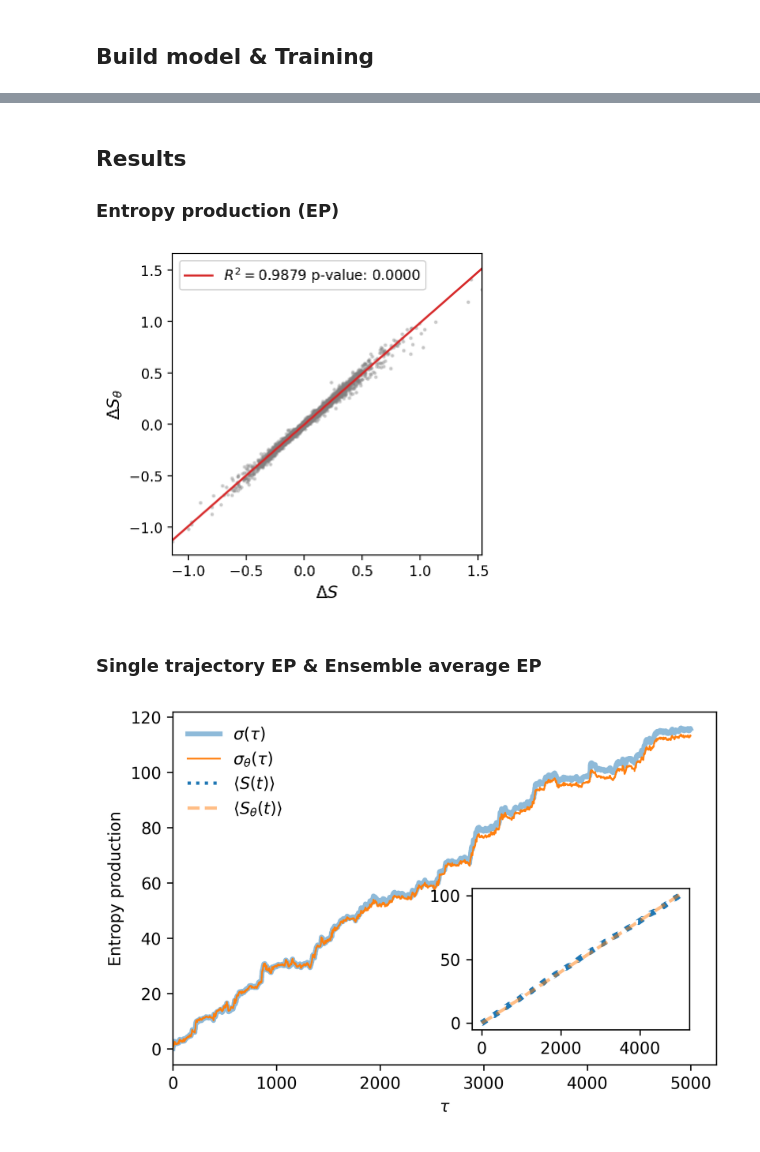
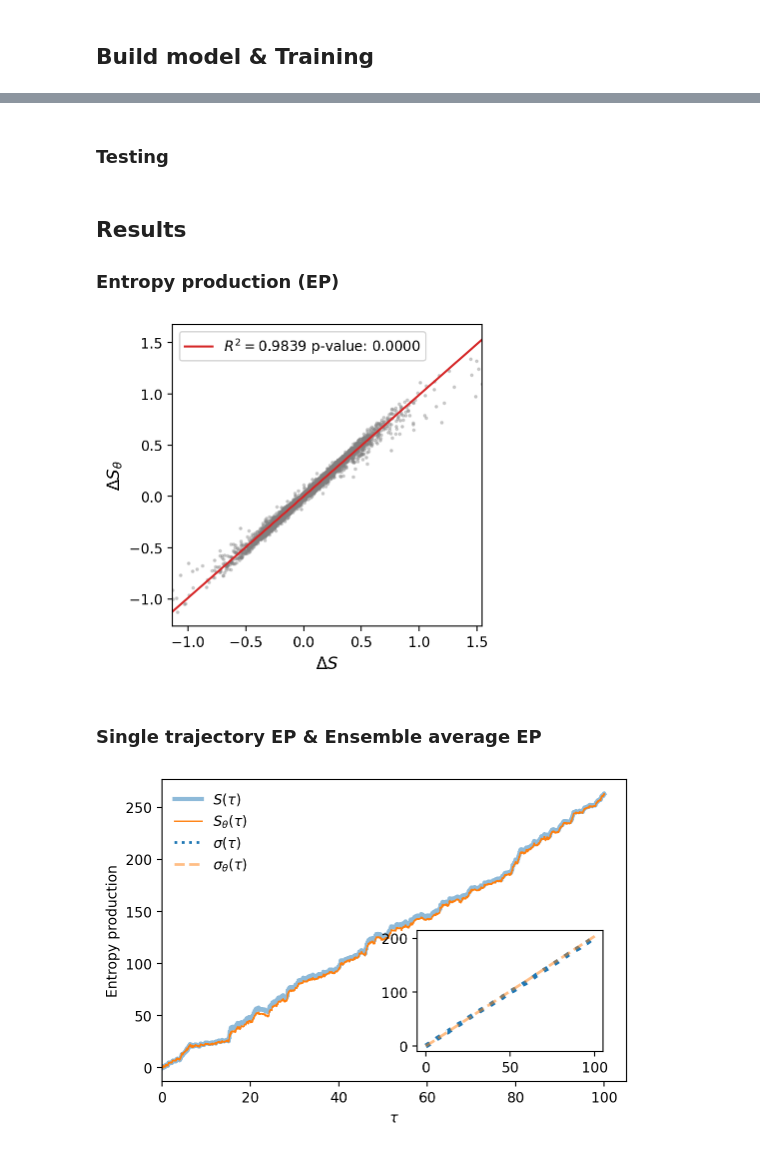
Before and after one commit to kdkyum/neep, a Jupyter notebook: notebooks/bead-spring.ipynb, the cells around one changed output, grey strips where cells are left out. Saved outputs shown, nothing was run; the diff lists cells and outputs as text; code cells hidden in the pictures.

Commit message:
Update figures

```diff
--- a/notebooks/bead-spring.ipynb
+++ b/notebooks/bead-spring.ipynb
@@ -97,7 +102,7 @@ opt.record_freq = 1000
 # Trajectory sampling
 # %%
 opt.M = 1000          # number of trajectories
-opt.L = 5000          # lenth of a trjectory
+opt.L = 10000         # lenth of a trjectory
 opt.n_beads = 2       # number of beads
 opt.Tc = 1            # cold temperature
 opt.Th = 10           # hot temperature
@@ -156,6 +161,8 @@ opt.n_iter = 10000 # number of training iteration
 
 for i in tqdm(range(1, opt.n_iter + 1)):
     train(opt, model, optim, trajs_t, train_sampler)
+# %% [markdown]
+### Testing
 # %%
 preds, _ = validate(opt, model, test_trajs_t, test_sampler)
 
@@ -165,45 +172,45 @@ ents = del_medium_etpy(test_trajs[:100], opt.Tc, opt.Th) + del_shannon_etpy(test
 ## Results
 ### Entropy production (EP)
 # %%
-idx = 0
+idx = 1
 ent = ents[idx]
 pred = preds[idx]
 plot_scatter(pred, ent)
 # %% [output]
-[figure, old version]
+[figure, new version]
 # %% [markdown]
 ### Single trajectory EP & Ensemble average EP
 # %%
-idx = 0 #np.random.randint(0, 1000)
+idx = 1 #np.random.randint(0, 1000)
 ent = ents[idx]
 pred = preds[idx]
 
 cum_preds = np.cumsum(preds, axis=1)
 cum_ents = np.cumsum(ents, axis=1)
 
+taus = np.linspace(0, opt.L * opt.time_step, num=opt.L - 1)
 
-plt.figure(dpi=150)
-plt.plot(np.cumsum(ent), lw=3, alpha=0.5,color='C0',
+plt.figure(dpi=100)
+plt.plot(taus, np.cumsum(ent), lw=3, alpha=0.5,color='C0',
+         label='$S(\\tau)$')
+plt.plot(taus, np.cumsum(pred), lw=1, color='C1',
+         label='$S_{\\theta}(\\tau)$')
+plt.plot([], ls = 'dotted', color='C0', lw=2,
          label='$\sigma(\\tau)$')
-plt.plot(np.cumsum(pred), lw=1, color='C1',
+plt.plot([], lw=2, ls = '--', alpha=0.5, color='C1',
          label='$\sigma_{\\theta}(\\tau)$')
-plt.plot([], ls = 'dotted', color='C0', lw=2,
-         label='$\\left<S(t)\\right>$')
-plt.plot([], lw=2, ls = '--', alpha=0.5, color='C1',
-         label='$\\left<S_{\\theta}(t)\\right>$')
 
 plt.xlim(0)
 plt.xlabel('$\\tau$')
 plt.ylabel('Entropy production')
 plt.legend(frameon = False)
 ax = plt.gca()
 axins = ax.inset_axes([0.55, 0.1, 0.4, 0.4])
-axins.plot(cum_ents.mean(axis=0), ls = 'dotted', color='C0', lw=3.5,
-           label='$\\left<S(t)\\right>$')
-axins.plot(cum_preds.mean(axis=0), lw=2, ls = '--', alpha=0.5,
-           label='$\\left<S_{\\theta}(t)\\right>$', color='C1')
+axins.plot(taus, cum_ents.mean(axis=0), ls = 'dotted', color='C0', lw=3.5,
+           label='$\sigma(\\tau)$')
+axins.plot(taus, cum_preds.mean(axis=0), lw=2, ls = '--', alpha=0.5,
+           label='$\sigma_{\\theta}(\\tau)$', color='C1')
 plt.xlim(0)
-
 plt.show()
 # %% [output]
-[figure, old version]
+[figure, new version]
```
Also changed, not shown: parts of 3 cells of this notebook.
